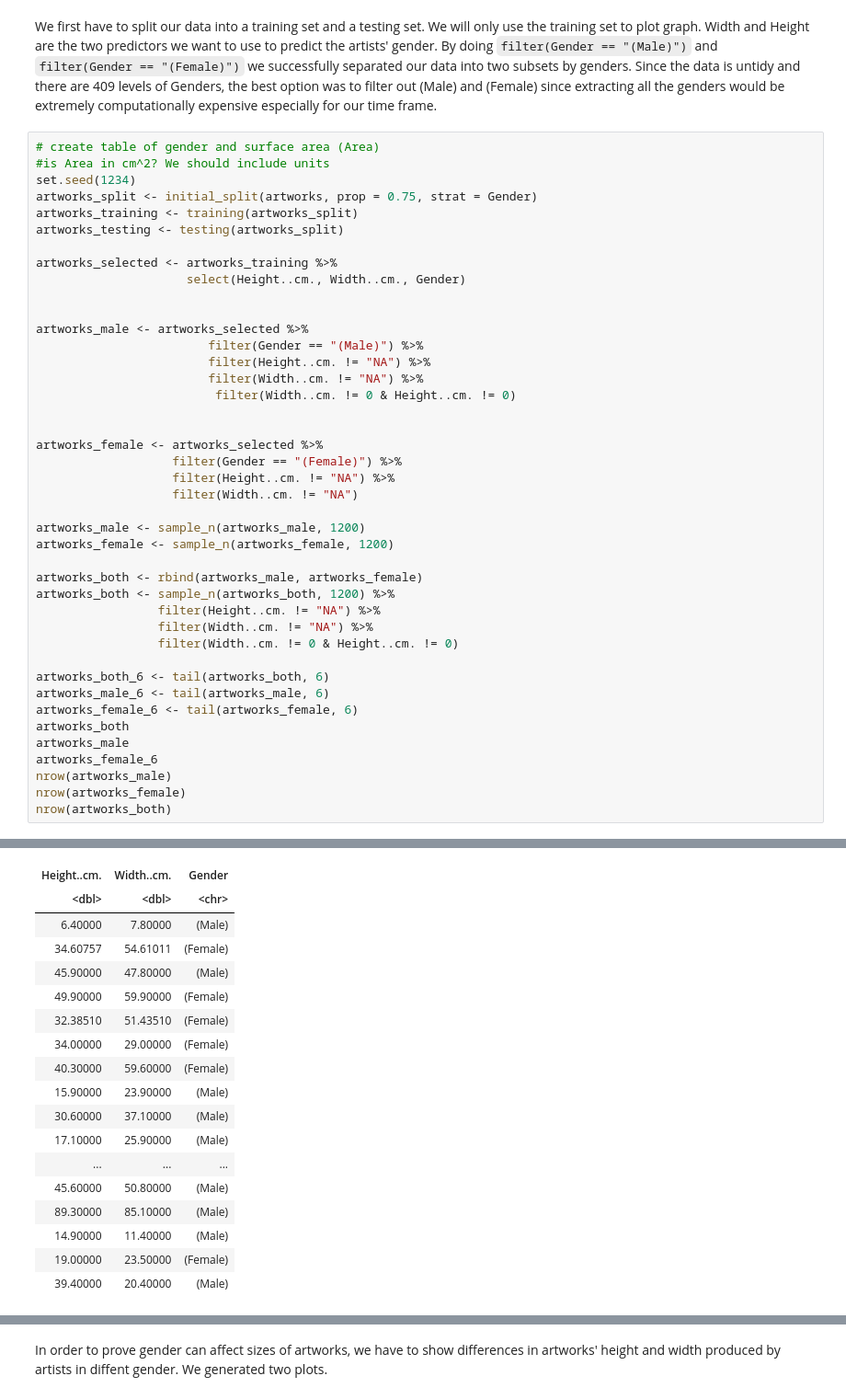
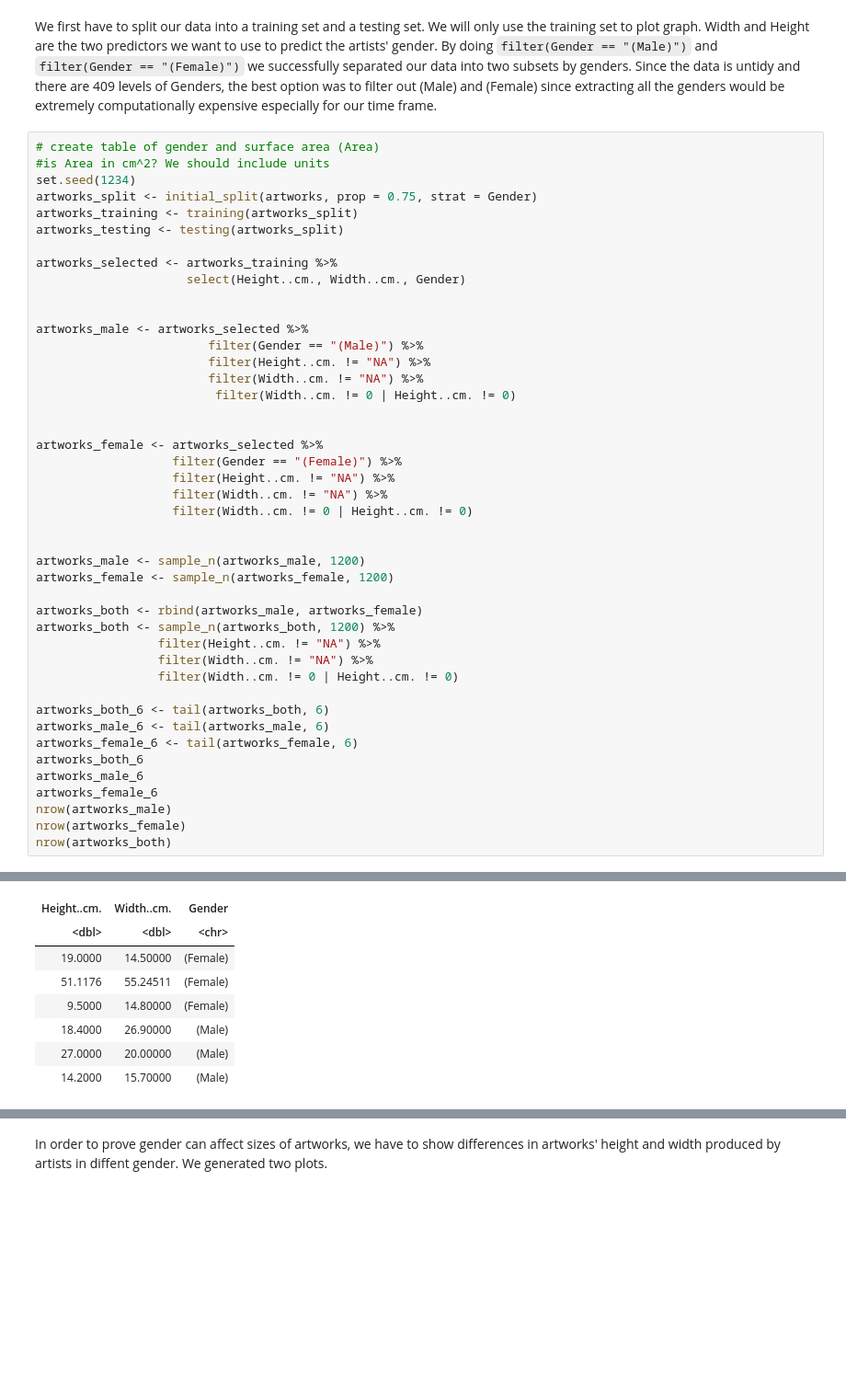
Before and after one commit to annekedresselhuis/DSCI-Group-Project, a Jupyter notebook: group_28_preliminary_analysis..ipynb, the cells around one changed output, grey strips where cells are left out. Shown: that part at 92% size. Saved outputs shown, nothing was run; the diff lists cells and outputs as text; blank space fills up the shorter version.

```diff
--- a/group_28_preliminary_analysis..ipynb
+++ b/group_28_preliminary_analysis..ipynb
@@ -117,13 +117,15 @@ artworks_male <- artworks_selected %>%
                         filter(Gender == "(Male)") %>%
                         filter(Height..cm. != "NA") %>%
                         filter(Width..cm. != "NA") %>%
-                         filter(Width..cm. != 0 & Height..cm. != 0)
+                         filter(Width..cm. != 0 | Height..cm. != 0)
 
 
 artworks_female <- artworks_selected %>%
                    filter(Gender == "(Female)") %>%
                    filter(Height..cm. != "NA") %>%
-                   filter(Width..cm. != "NA")
+                   filter(Width..cm. != "NA") %>%
+                   filter(Width..cm. != 0 | Height..cm. != 0)
+
 
 artworks_male <- sample_n(artworks_male, 1200)
 artworks_female <- sample_n(artworks_female, 1200)
@@ -132,13 +134,13 @@ artworks_both <- rbind(artworks_male, artworks_female)
 artworks_both <- sample_n(artworks_both, 1200) %>%
                  filter(Height..cm. != "NA") %>%
                  filter(Width..cm. != "NA") %>%
-                 filter(Width..cm. != 0 & Height..cm. != 0)
+                 filter(Width..cm. != 0 | Height..cm. != 0)
 
 artworks_both_6 <- tail(artworks_both, 6)
 artworks_male_6 <- tail(artworks_male, 6)
 artworks_female_6 <- tail(artworks_female, 6)
-artworks_both
-artworks_male
+artworks_both_6
+artworks_male_6
 artworks_female_6
 nrow(artworks_male)
 nrow(artworks_female)
@@ -148,18 +150,8 @@ A tibble: 1193 × 3
 | Height..cm. | Width..cm. | Gender |
 | <dbl> | <dbl> | <chr> |
-| 6.40000 | 7.80000 | (Male) |
-| 34.60757 | 54.61011 | (Female) |
-| 45.90000 | 47.80000 | (Male) |
-| 49.90000 | 59.90000 | (Female) |
-| 32.38510 | 51.43510 | (Female) |
-| 34.00000 | 29.00000 | (Female) |
-| 40.30000 | 59.60000 | (Female) |
-| 15.90000 | 23.90000 | (Male) |
-| 30.60000 | 37.10000 | (Male) |
-| 17.10000 | 25.90000 | (Male) |
-| ... | ... | ... |
-| 45.60000 | 50.80000 | (Male) |
-| 89.30000 | 85.10000 | (Male) |
-| 14.90000 | 11.40000 | (Male) |
-| 19.00000 | 23.50000 | (Female) |
-| 39.40000 | 20.40000 | (Male) |
+| 19.0000 | 14.50000 | (Female) |
+| 51.1176 | 55.24511 | (Female) |
+| 9.5000 | 14.80000 | (Female) |
+| 18.4000 | 26.90000 | (Male) |
+| 27.0000 | 20.00000 | (Male) |
+| 14.2000 | 15.70000 | (Male) |
```
Also changed, not shown: parts of 4 cells of this notebook.
